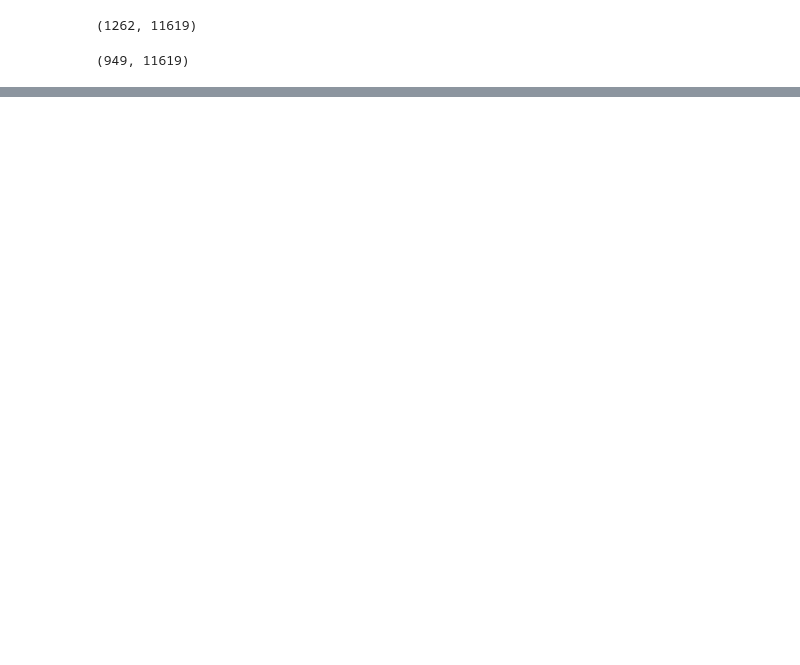
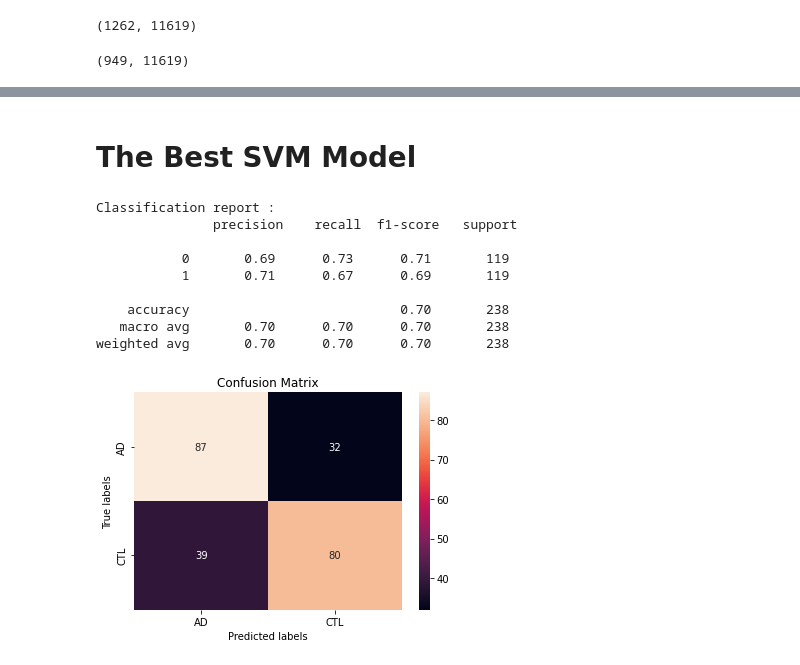
Before and after one commit to canberkarc/Detection_of_Alzheimer_Disease_using_mRNA_Gene_Expression_Data, a Jupyter notebook: src/SVM.ipynb, the cells around one changed output, grey strips where cells are left out. Cells and saved outputs as stored; diff of their text form; code cells hidden in the pictures; blank space fills up the shorter version.

```diff
--- a/src/SVM.ipynb
+++ b/src/SVM.ipynb
@@ -70,5 +80,53 @@ print(grid.best_estimator_)
+# %%
+class_d = 'C:/Users/norma/Desktop/BITIRME/duzgun_GSE_OrtakData_NormR.csv'
+class_df = pd.read_csv(class_d, sep = ';', decimal = ',')
+class_df = class_df[class_df.Class != 2]
+
+#creating instance of one-hot-encoder
+encoder = OneHotEncoder(handle_unknown='ignore')
+
+encoder_df = pd.DataFrame(encoder.fit_transform(class_df[['Class']]).toarray())
+encoder_df.columns = ['AD','CTL']
+
+y_test_encoded = encoder.inverse_transform(y_test).ravel()
+# %% [markdown]
+# The Best SVM Model
 # %%
-grid_predictions = grid.predict(X_test)
+best_svm = OneVsRestClassifier(estimator=SVC(C=1000, degree=1, gamma=0.001,
+                                  kernel='sigmoid'))
 
-# print classification report
-print(classification_report(y_test, grid_predictions))
+best_svm.fit(x_train, y_train)
+
+
+y_pred = best_svm.predict(x_test)
+
+y_pred_ = np.argmax(y_pred, axis=1)
+# %%
+# classification report for precision, recall f1-score and accuracy
+matrix = classification_report(y_test_encoded, y_pred_, labels=[0,1])
+print('Classification report : \n',matrix)
+
+labels_ = ['AD','CTL']
+ax= plt.subplot()
+
+# confusion matrix
+matrix = confusion_matrix(
+    y_test_encoded, y_pred_)
+
+sns.heatmap(matrix, annot=True, fmt='g', ax=ax);  #annot=True to annotate cells, ftm='g' to disable scientific notation
+
+# labels, title and ticks
+ax.set_xlabel('Predicted labels');ax.set_ylabel('True labels');
+ax.set_title('Confusion Matrix');
+ax.xaxis.set_ticklabels(labels); ax.yaxis.set_ticklabels(labels_);
+# %% [output]
+Classification report :
+               precision    recall  f1-score   support
+
+           0       0.69      0.73      0.71       119
+           1       0.71      0.67      0.69       119
+
+    accuracy                           0.70       238
+   macro avg       0.70      0.70      0.70       238
+weighted avg       0.70      0.70      0.70       238
+[figure, added]
```
Also changed, not shown: parts of 5 cells of this notebook.
